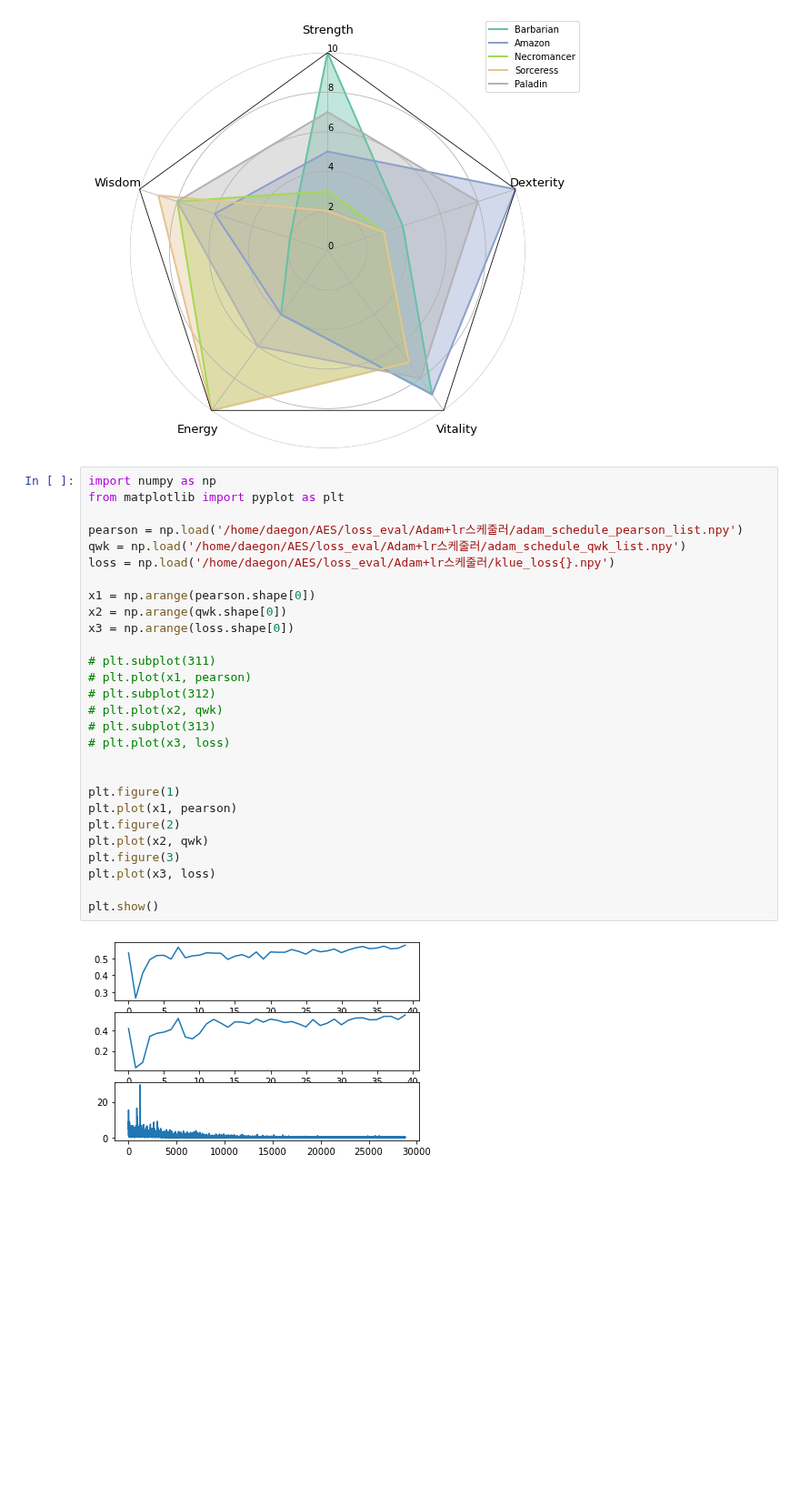
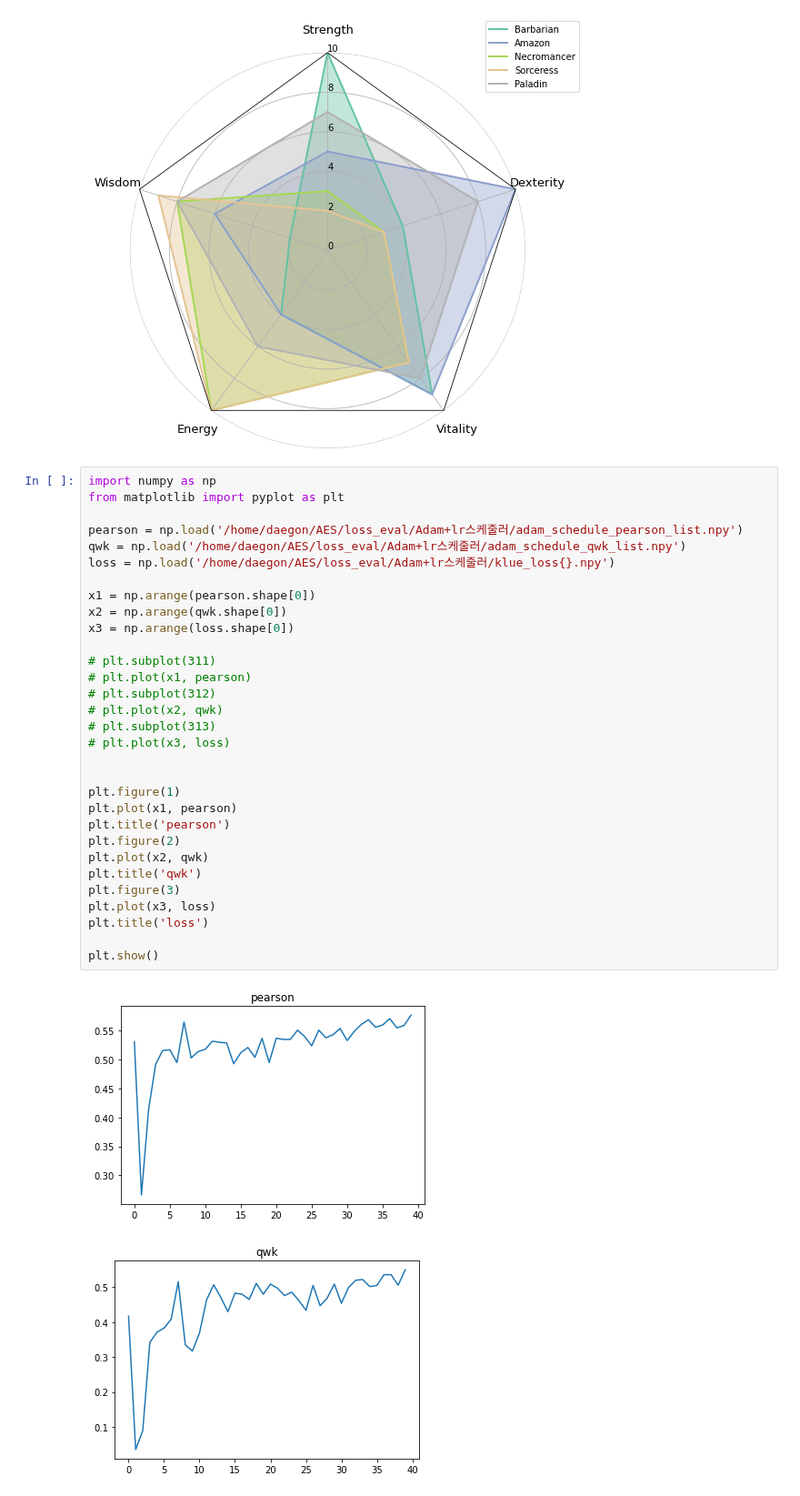
Before and after one commit to daegonYu/AutoMated-Essay-Scoring-Model-Fine-tuning-in-Korean, a Jupyter notebook: 아무거나.ipynb, the cells around one changed output. Shown at 91% size. Drawn from its saved outputs; the diff is of its cells as text; blank space fills up the shorter version.

```diff
--- a/아무거나.ipynb
+++ b/아무거나.ipynb
@@ -265,30 +265,34 @@ plt.show()
 # %%
 import numpy as np
 from matplotlib import pyplot as plt
 
 pearson = np.load('/home/daegon/AES/loss_eval/Adam+lr스케줄러/adam_schedule_pearson_list.npy')
 qwk = np.load('/home/daegon/AES/loss_eval/Adam+lr스케줄러/adam_schedule_qwk_list.npy')
 loss = np.load('/home/daegon/AES/loss_eval/Adam+lr스케줄러/klue_loss{}.npy')
 
 x1 = np.arange(pearson.shape[0])
 x2 = np.arange(qwk.shape[0])
 x3 = np.arange(loss.shape[0])
 
 # plt.subplot(311)
 # plt.plot(x1, pearson)
 # plt.subplot(312)
 # plt.plot(x2, qwk)
 # plt.subplot(313)
 # plt.plot(x3, loss)
 
 
 plt.figure(1)
 plt.plot(x1, pearson)
+plt.title('pearson')
 plt.figure(2)
 plt.plot(x2, qwk)
+plt.title('qwk')
 plt.figure(3)
 plt.plot(x3, loss)
+plt.title('loss')
 
 plt.show()
 # %% [output]
-[figure, old version]
+[figure, new version]
+[figure, added]
```
Also changed, not shown: parts of 3 cells of this notebook, 7 other files.
